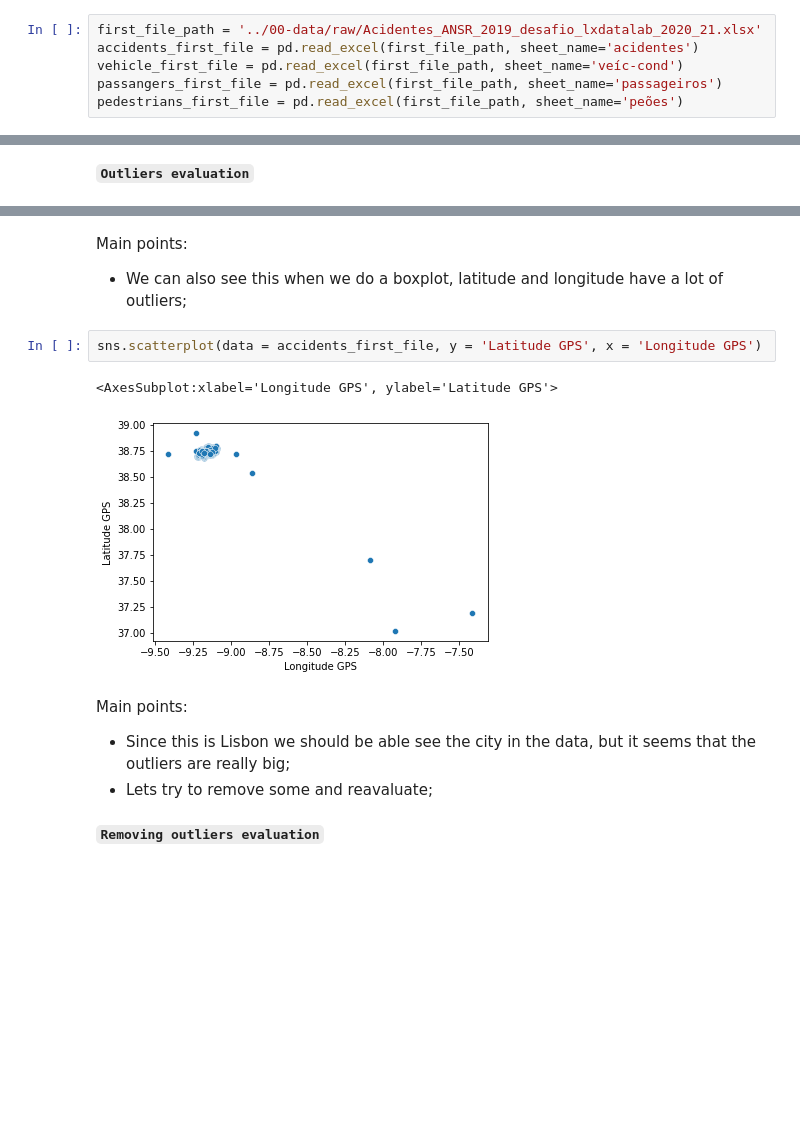
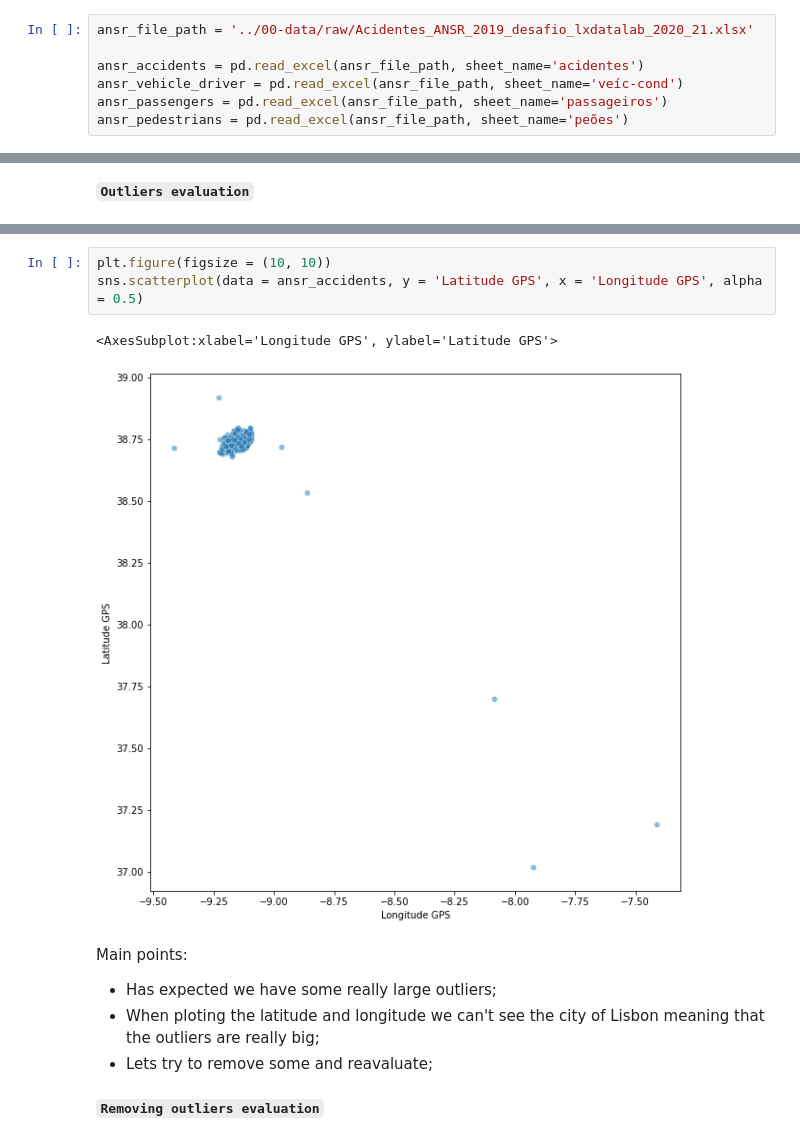
Before and after one commit to FabioParaiso/eds_pfds_project, a Jupyter notebook: 01-notebooks/0.0-data-preparation.ipynb, the cells around one changed output, grey strips where cells are left out. Drawn from its saved outputs; the diff is of its cells as text; blank space fills up the shorter version.

Commit message:
Ended first version of the cleaning data notebook

```diff
--- a/01-notebooks/0.0-data-preparation.ipynb
+++ b/01-notebooks/0.0-data-preparation.ipynb
@@ -26,10 +28,11 @@ import matplotlib.pyplot as plt
 
 1. This file has multiple sheets, so we will import each of the sheets to a different data frame.
 # %%
-first_file_path = '../00-data/raw/Acidentes_ANSR_2019_desafio_lxdatalab_2020_21.xlsx'
-accidents_first_file = pd.read_excel(first_file_path, sheet_name='acidentes')
-vehicle_first_file = pd.read_excel(first_file_path, sheet_name='veíc-cond')
-passangers_first_file = pd.read_excel(first_file_path, sheet_name='passageiros')
-pedestrians_first_file = pd.read_excel(first_file_path, sheet_name='peões')
+ansr_file_path = '../00-data/raw/Acidentes_ANSR_2019_desafio_lxdatalab_2020_21.xlsx'
+
+ansr_accidents = pd.read_excel(ansr_file_path, sheet_name='acidentes')
+ansr_vehicle_driver = pd.read_excel(ansr_file_path, sheet_name='veíc-cond')
+ansr_passengers = pd.read_excel(ansr_file_path, sheet_name='passageiros')
+ansr_pedestrians = pd.read_excel(ansr_file_path, sheet_name='peões')
 # %% [markdown]
 **`Second file`**
@@ -175,17 +172,16 @@ sns.boxplot(data = accidents_first_file, x = 'Longitude GPS', ax = axes[1])
 # %% [output]
 <AxesSubplot:xlabel='Longitude GPS'>
 [figure]
-# %% [markdown]
-Main points:
-* We can also see this when we do a boxplot, latitude and longitude have a lot of outliers;
 # %%
-sns.scatterplot(data = accidents_first_file, y = 'Latitude GPS', x = 'Longitude GPS')
+plt.figure(figsize = (10, 10))
+sns.scatterplot(data = ansr_accidents, y = 'Latitude GPS', x = 'Longitude GPS', alpha = 0.5)
 # %% [output]
 <AxesSubplot:xlabel='Longitude GPS', ylabel='Latitude GPS'>
-[figure, old version]
+[figure, new version]
 # %% [markdown]
 Main points:
-* Since this is Lisbon we should be able see the city in the data, but it seems that the outliers are really big;
+* Has expected we have some really large outliers;
+* When ploting the latitude and longitude we can't see the city of Lisbon meaning that the outliers are really big;
 * Lets try to remove some and reavaluate;
 # %% [markdown]
 **`Removing outliers evaluation`**
```
Also changed, not shown: parts of 258 cells of this notebook, 4 other files.
